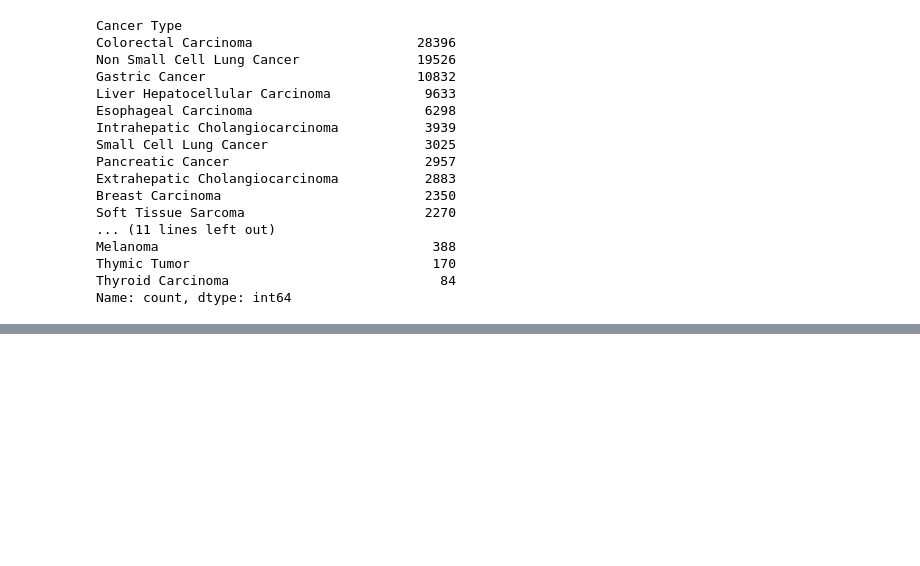
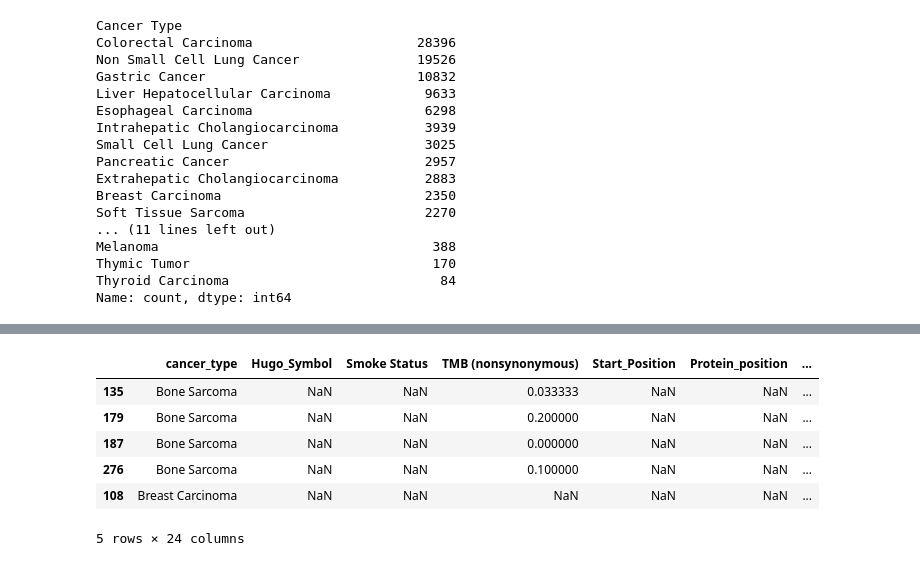
Before and after one commit to Taneun/OncoHypothesis-LLM-Ranker, a Jupyter notebook: pan_cancer/tal_data_preprocessing_new.ipynb, the cells around one changed output, grey strips where cells are left out. Cells and saved outputs as stored; diff of their text form; code cells hidden in the pictures; blank space fills up the shorter version.

```diff
--- a/pan_cancer/tal_data_preprocessing_new.ipynb
+++ b/pan_cancer/tal_data_preprocessing_new.ipynb
@@ -231,0 +232,13 @@ data_for_model.head()
+# %%
+hypo_data = pd.read_csv("hypotheses.csv")
+# %%
+hypo_data_updates = hypo_data[hypo_data["support"] > 2].sort_values(["cancer_type", 'support'], ascending=[True, False])
+hypo_data_updates.head()
+# %% [output]
+|  | cancer_type | Hugo_Symbol | Smoke Status | TMB (nonsynonymous) | Start_Position | Protein_position | ... |
+| 135 | Bone Sarcoma | NaN | NaN | 0.033333 | NaN | NaN | ... |
+| 179 | Bone Sarcoma | NaN | NaN | 0.200000 | NaN | NaN | ... |
+| 187 | Bone Sarcoma | NaN | NaN | 0.000000 | NaN | NaN | ... |
+| 276 | Bone Sarcoma | NaN | NaN | 0.100000 | NaN | NaN | ... |
+| 108 | Breast Carcinoma | NaN | NaN | NaN | NaN | NaN | ... |
+5 rows × 24 columns
```
Also changed, not shown: parts of 6 cells of this notebook, 4 other files.
